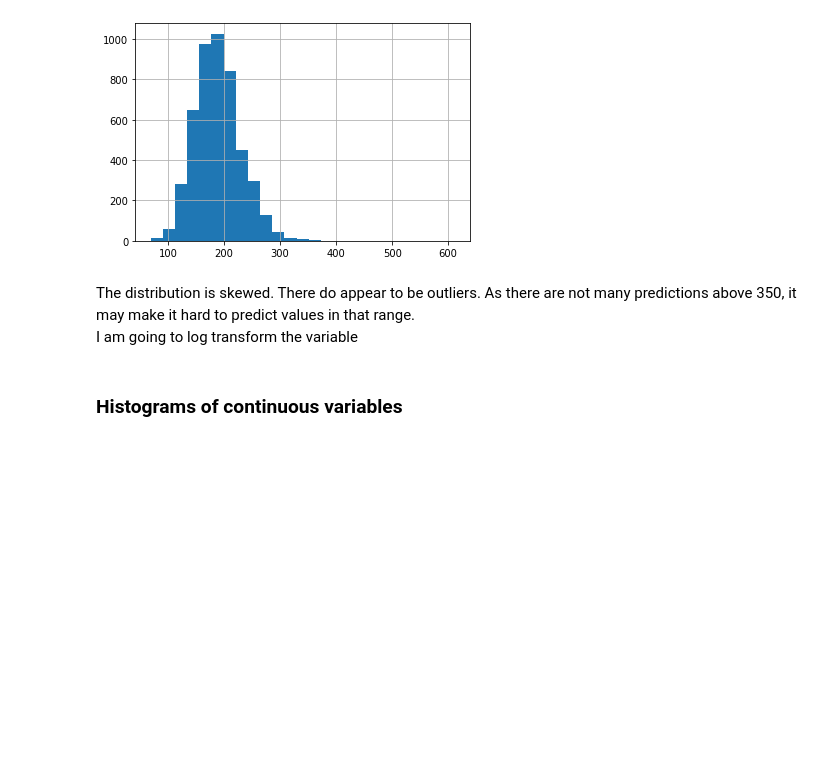
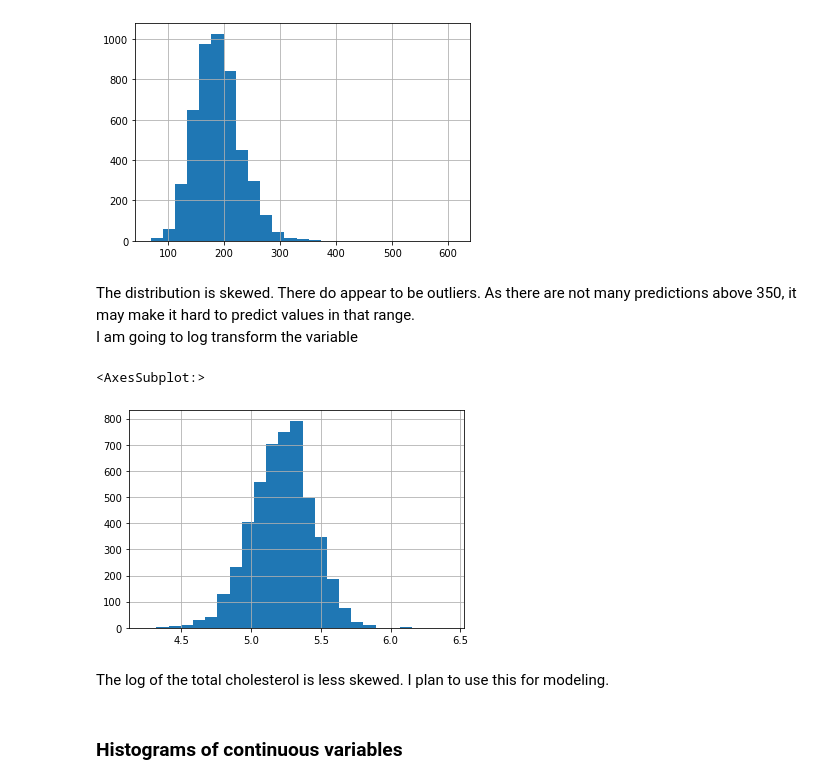
Before and after one commit to mathisme/ThinkfulDSFinalCapstone, a Jupyter notebook: final.ipynb, the cells around one changed output. Drawn from its saved outputs; the diff is of its cells as text; code cells hidden in the pictures; blank space fills up the shorter version.

Commit message:
started working on models

```diff
--- a/final.ipynb
+++ b/final.ipynb
@@ -631,3 +639,10 @@ The distribution is skewed.  There do appear to be outliers. As there are not ma
 I am going to log transform the variable
 # %%
 df['log_LBXTC']=np.log(df.LBXTC)
+# %%
+df.log_LBXTC.hist(bins=25)
+# %% [output]
+<AxesSubplot:>
+[figure, added]
+# %% [markdown]
+The log of the total cholesterol is less skewed. I plan to use this for modeling.
```
Also changed, not shown: parts of 26 cells of this notebook.
